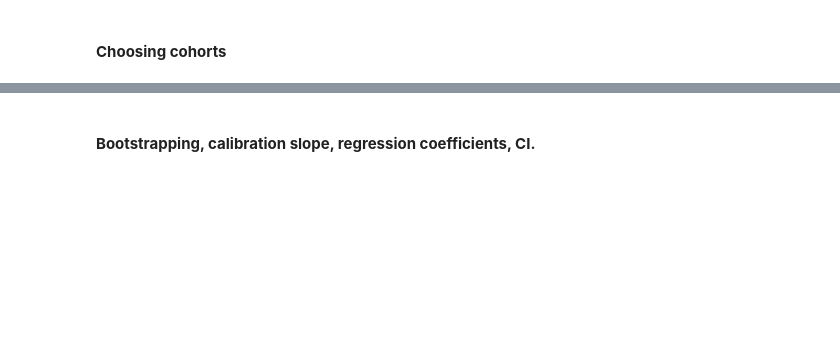
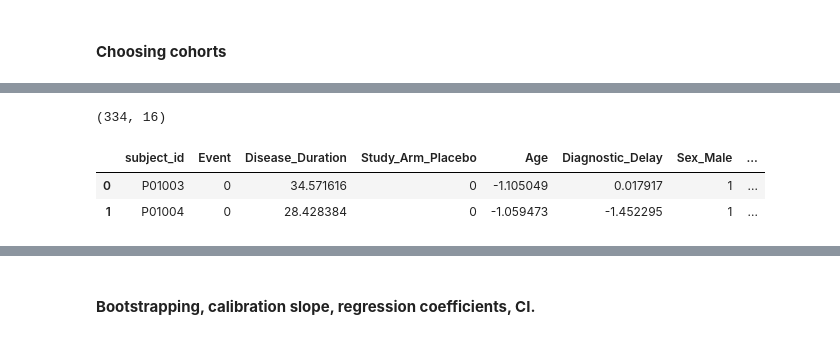
Before and after one commit to Uzoemeka/All_ALS_Data, a Jupyter notebook: 08.1_derive_control_arm_from_register_data.ipynb, the cells around one changed output, grey strips where cells are left out. Drawn from its saved outputs; the diff is of its cells as text; code cells hidden in the pictures; blank space fills up the shorter version.

```diff
--- a/08.1_derive_control_arm_from_register_data.ipynb
+++ b/08.1_derive_control_arm_from_register_data.ipynb
@@ -149,9 +198,9 @@ MND_lica['Study_Arm_Placebo'] = 1
 MND_miro = MND_miro.rename(columns={'TRICALS_Risk_Score': 'TRICALS'})
 MND_lica = MND_lica.rename(columns={'TRICALS_Risk_Score': 'TRICALS'})
 
-miro0_trt_mnd = miro0_trt[['subject_id', 'Event', 'Disease_Duration','Study_Arm_Placebo', 'Age', 'Diagnostic_Delay',
+miro0_trt = miro0_trt[['subject_id', 'Event', 'Disease_Duration','Study_Arm_Placebo', 'Age', 'Diagnostic_Delay',
        'Sex_Male', 'Onset_Limb', 'Sex_onset', 'Age_Sex', 'Age_onset', 'Age_sq', 'TRICALS']]
-lical0_trt_mnd = lical0_trt[['subject_id', 'Event', 'Disease_Duration','Study_Arm_Placebo', 'Age', 'Diagnostic_Delay',
+lical0_trt = lical0_trt[['subject_id', 'Event', 'Disease_Duration','Study_Arm_Placebo', 'Age', 'Diagnostic_Delay',
        'Sex_Male', 'Onset_Limb', 'Sex_onset', 'Age_Sex', 'Age_onset', 'Age_sq', 'TRICALS']]
 
 
@@ -160,8 +209,11 @@ MND_miro_trical = MND_miro[(MND_miro['TRICALS'] >= -6) & (MND_miro['TRICALS'] <=
 
 lica_trt_trical = lical0_trt[(lical0_trt['TRICALS'] >= -6) & (lical0_trt['TRICALS'] <= -2)]
 MND_lica_trical = MND_lica[(MND_lica['TRICALS'] >= -6) & (MND_lica['TRICALS'] <= -2)]
+# %%
+proact_lica_pla = proact_lica_pla.drop(columns=['Progression_group'])
+proact_miro_pla = proact_miro_pla.drop(columns=['Progression_group'])
 # %%
 # combine mirocals treated and licals placebo
-comb = pd.concat([lical0_trt, MND_lica], axis=0, ignore_index=True)
+comb = pd.concat([lical0_trt, proact_lica_pla], axis=0, ignore_index=True)
 comb['Group'] = (comb['Study_Arm_Placebo'] == 0).astype(int)
 comb.shape
@@ -255,0 +329,5 @@ trim_propen = trim_nonoverlap(comb_ps, "ps")
+# %%
+trim_propen.shape
+# trim_propen.head()
+# %% [output]
+(334, 16)
@@ -256,25 +362,29 @@ trim_propen = trim_nonoverlap(comb_ps, "ps")
 # %%
 # make treated and contral groups more comparable
 def add_weights(df: pd.DataFrame, method: str = "overlap", ps_col: str = "ps") -> pd.DataFrame:
     """
     Supported:
       - overlap
       - iptw
       - unstabilized
     """
     x = df.copy()
     ps = np.clip(x[ps_col].values, 1e-6, 1 - 1e-6)
     g = x["Group"].values
 
     if method == "overlap":
         w = np.where(g == 1, 1 - ps, ps)
     elif method in ("iptw", "unstabilized"):
         w = np.where(g == 1, 1 / ps, 1 / (1 - ps))
     else:
         raise ValueError("method must be 'overlap' or 'iptw'")
 
     x["weight"] = w
     return x
 
-comb_weight = add_weights(comb_ps)
+comb_weight = add_weights(trim_propen)
 comb_weight.head(2)
+# %% [output]
+|  | subject_id | Event | Disease_Duration | Study_Arm_Placebo | Age | Diagnostic_Delay | Sex_Male | ... |
+| 0 | P01003 | 0 | 34.571616 | 0 | -1.105049 | 0.017917 | 1 | ... |
+| 1 | P01004 | 0 | 28.428384 | 0 | -1.059473 | -1.452295 | 1 | ... |
```
Also changed, not shown: parts of 36 cells of this notebook.
